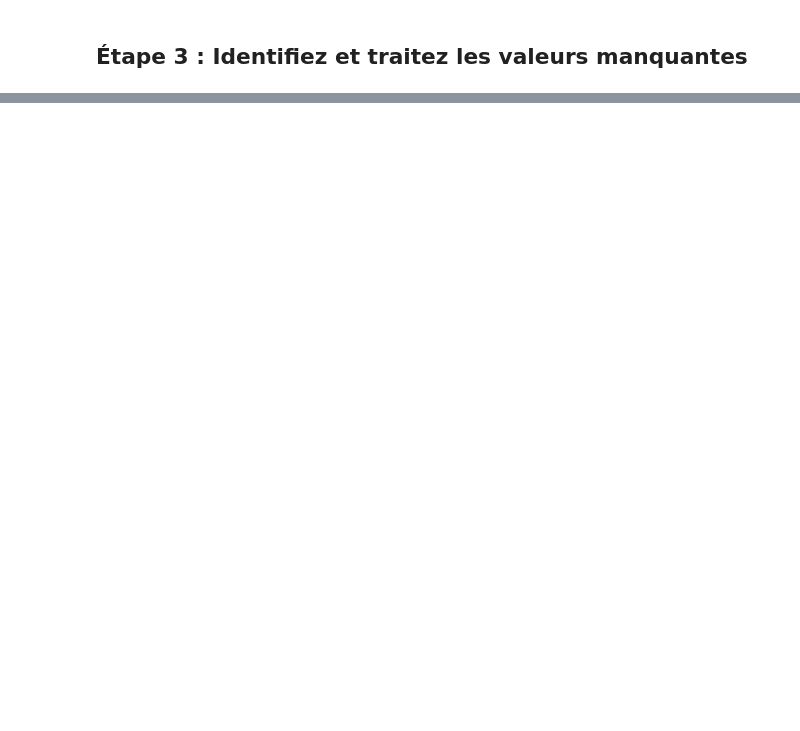
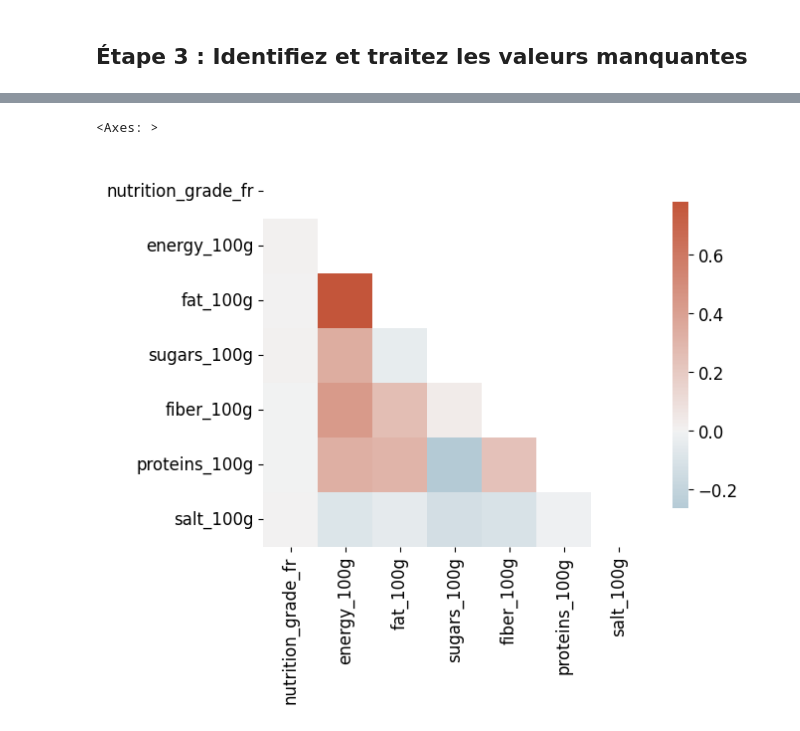
Before and after one commit to tdechanet/IAEngP3, a Jupyter notebook: analyze.ipynb, the cells around one changed output, grey strips where cells are left out. Saved outputs shown, nothing was run; the diff lists cells and outputs as text; code cells hidden in the pictures; blank space fills up the shorter version.

```diff
--- a/analyze.ipynb
+++ b/analyze.ipynb
@@ -241,0 +242,5 @@ sns.histplot(data=df["nutrition_grade_fr"])
+# %%
+imputer = IterativeImputer(random_state=1)
+imputed = imputer.fit_transform(df[nutritive_values])
+df[nutritive_values] = pd.DataFrame(imputed, columns=df[nutritive_values].columns)
+df.isna().mean()
@@ -241,0 +249,3 @@ sns.histplot(data=df["nutrition_grade_fr"])
+# %%
+df.dropna(subset=nutritive_values, inplace=True)
+df.isna().mean()
@@ -322,0 +279,10 @@ pd.DataFrame(test[:,6].round())
+# %%
+df_train = df.dropna()
+
+encoder = LabelEncoder()
+df_train.loc[:, "nutrition_grade_fr"] = encoder.fit_transform(df_train["nutrition_grade_fr"])
+
+scaler = MinMaxScaler()
+df_train = pd.DataFrame(scaler.fit_transform(df_train), columns=df_train.columns)
+
+df_train.corr()
@@ -322,0 +310,13 @@ pd.DataFrame(test[:,6].round())
+# %%
+corr_matrix = df_train.corr()
+
+mask = np.triu(np.ones_like(corr_matrix, dtype=bool))
+
+f, ax = plt.subplots(figsize=(7, 5))
+
+cmap = sns.diverging_palette(230, 20, as_cmap=True)
+
+sns.heatmap(corr_matrix, mask=mask, cmap=cmap, center=0, square=True, cbar_kws={"shrink": .8})
+# %% [output]
+<Axes: >
+[figure, added]
```
Also changed, not shown: parts of 32 cells of this notebook.
